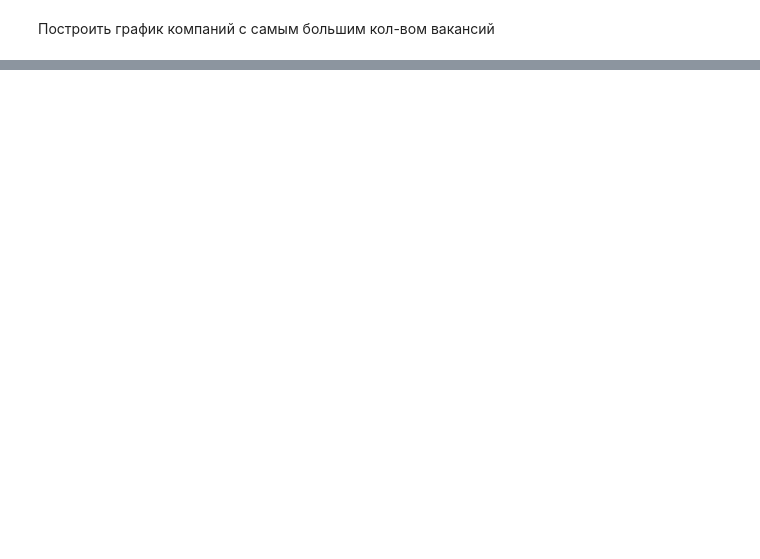
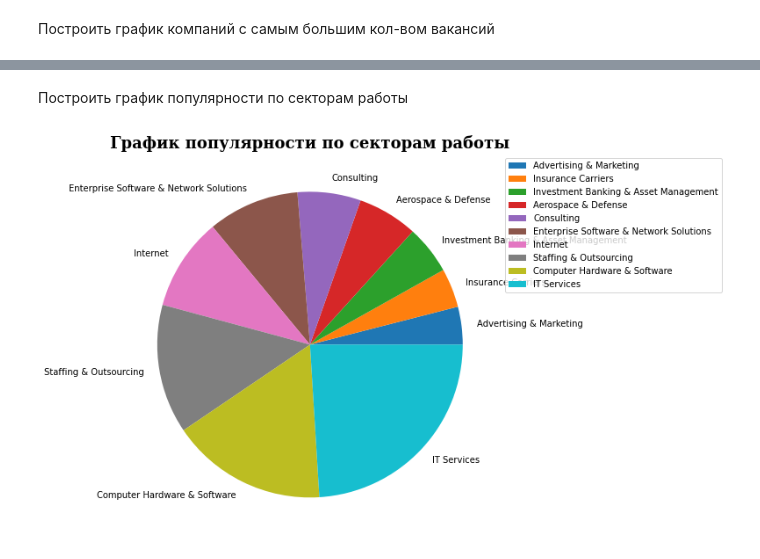
Before and after one commit to vzorspb/DE_Sprint, a Jupyter notebook: Task_1_6.ipynb, the cells around one changed output, grey strips where cells are left out. Drawn from its saved outputs; the diff is of its cells as text; code cells hidden in the pictures; blank space fills up the shorter version.

```diff
--- a/Task_1_6.ipynb
+++ b/Task_1_6.ipynb
@@ -42,0 +126,13 @@ plt.show()
+# %% [markdown]
+Построить график популярности по секторам работы
+# %%
+import matplotlib.pyplot as plt
+list=industry_list.head(10).sort_values(('Industry','count'))
+list.set_index(('Industry',''), inplace=True)
+ax = list.plot.pie(y=('Industry','count'),figsize=(18,8))
+ax.legend(loc='upper left', bbox_to_anchor=(1.0, 1.0))
+plt.ylabel('')
+plt.title('График популярности по секторам работы',fontdict={'fontsize':18, 'fontfamily':'serif', 'fontweight':'bold'})
+plt.show()
+# %% [output]
+[figure, added]
```
Also changed, not shown: parts of 10 cells of this notebook.
